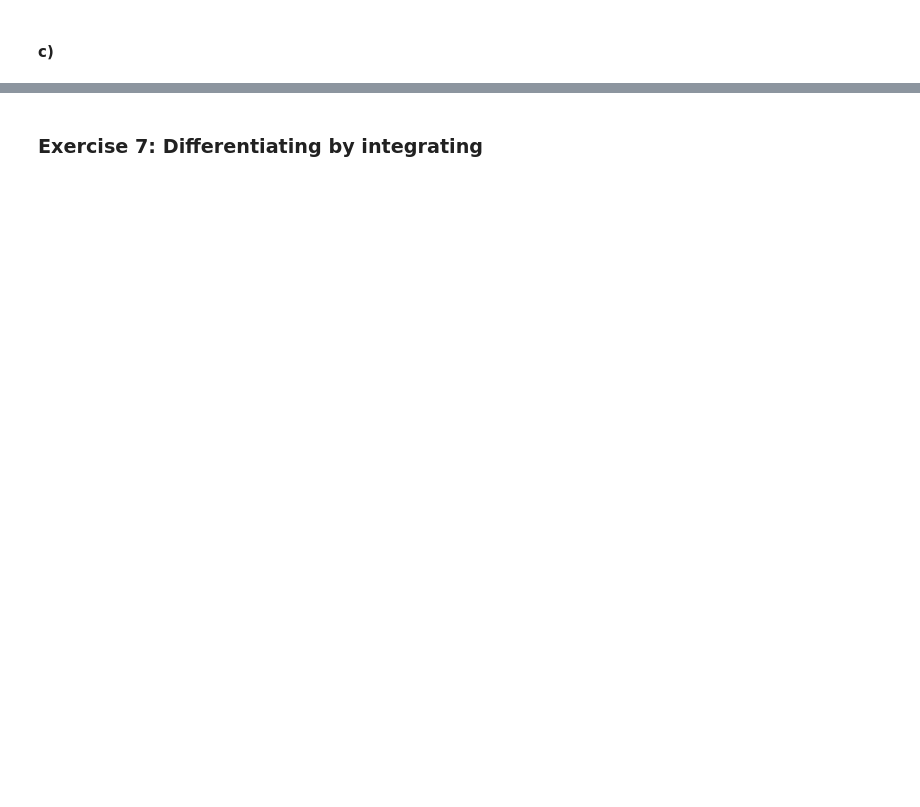
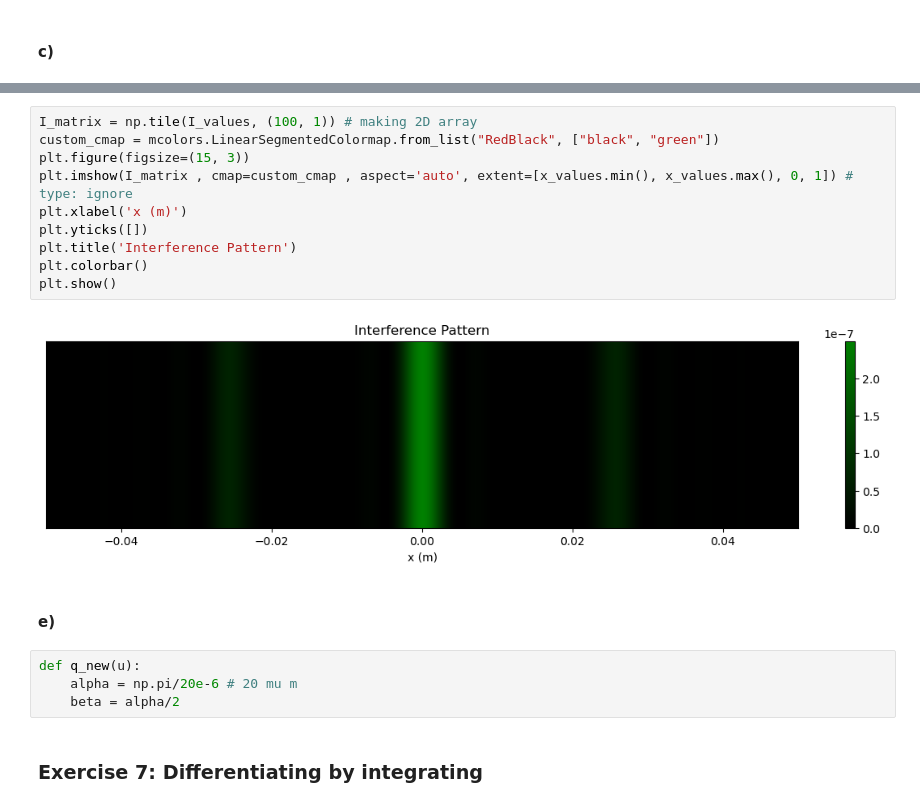
Before and after one commit to AtharvSuryawanshi/Computational-Physics, a Jupyter notebook: Suryawanshi_Atharv_HW2.ipynb, the cells around one changed output, grey strips where cells are left out. Drawn from its saved outputs; the diff is of its cells as text; blank space fills up the shorter version.

```diff
--- a/Suryawanshi_Atharv_HW2.ipynb
+++ b/Suryawanshi_Atharv_HW2.ipynb
@@ -437,2 +422,20 @@ print(np.abs(a)**2)
+# %%
+I_matrix = np.tile(I_values, (100, 1)) # making 2D array
+custom_cmap = mcolors.LinearSegmentedColormap.from_list("RedBlack", ["black", "green"])
+plt.figure(figsize=(15, 3))
+plt.imshow(I_matrix , cmap=custom_cmap , aspect='auto', extent=[x_values.min(), x_values.max(), 0, 1]) # type: ignore
+plt.xlabel('x (m)')
+plt.yticks([])
+plt.title('Interference Pattern')
+plt.colorbar()
+plt.show()
+# %% [output]
+[figure, added]
+# %% [markdown]
+#### e)
+# %%
+def q_new(u):
+    alpha = np.pi/20e-6 # 20 mu m
+    beta = alpha/2
 # %% [markdown]
 ###  Exercise 7: Differentiating by integrating
```
Also changed, not shown: parts of 9 cells of this notebook.
